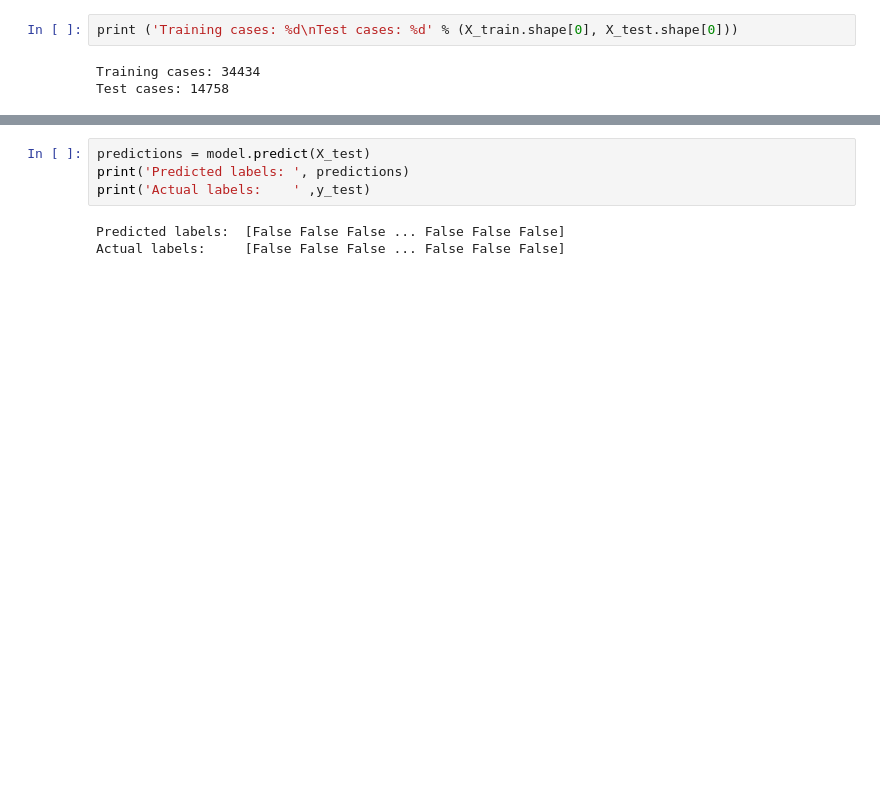
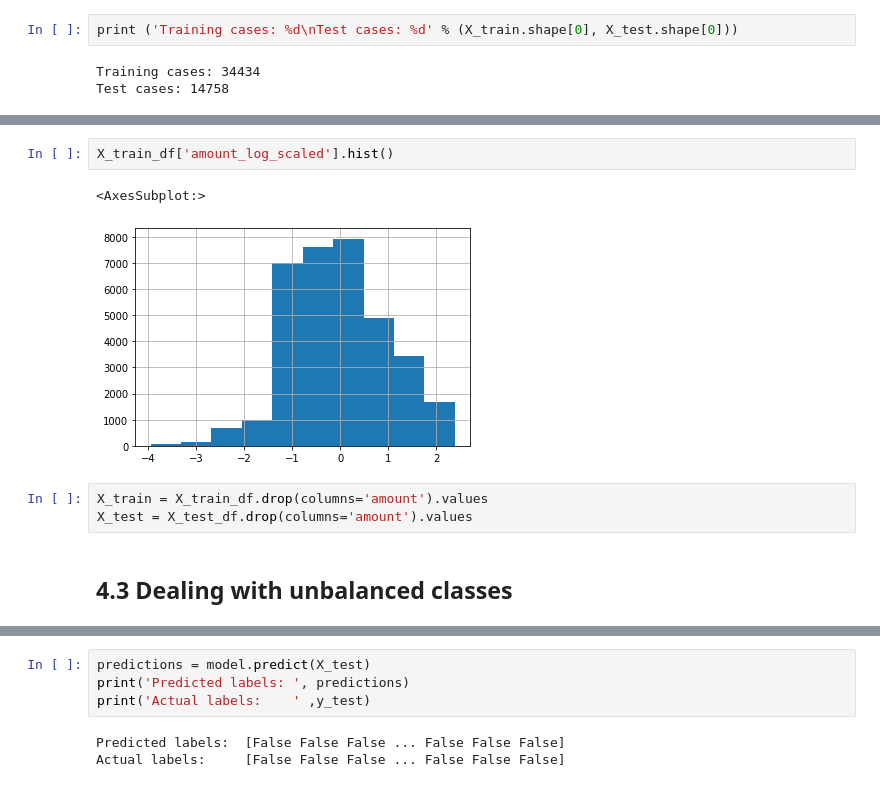
Before and after one commit to Ali-Parandeh/credit-kudos, a Jupyter notebook: notebooks/credit-kudos.ipynb, the cells around one changed output, grey strips where cells are left out. Cells and saved outputs as stored; diff of their text form; blank space fills up the shorter version.

```diff
--- a/notebooks/credit-kudos.ipynb
+++ b/notebooks/credit-kudos.ipynb
@@ -296,0 +288,10 @@ Test cases: 14758
+# %%
+X_train_df['amount_log_scaled'].hist()
+# %% [output]
+<AxesSubplot:>
+[figure, added]
+# %%
+X_train = X_train_df.drop(columns='amount').values
+X_test = X_test_df.drop(columns='amount').values
+# %% [markdown]
+## 4.3 Dealing with unbalanced classes
```
Also changed, not shown: parts of 29 cells of this notebook, 2 other files.
